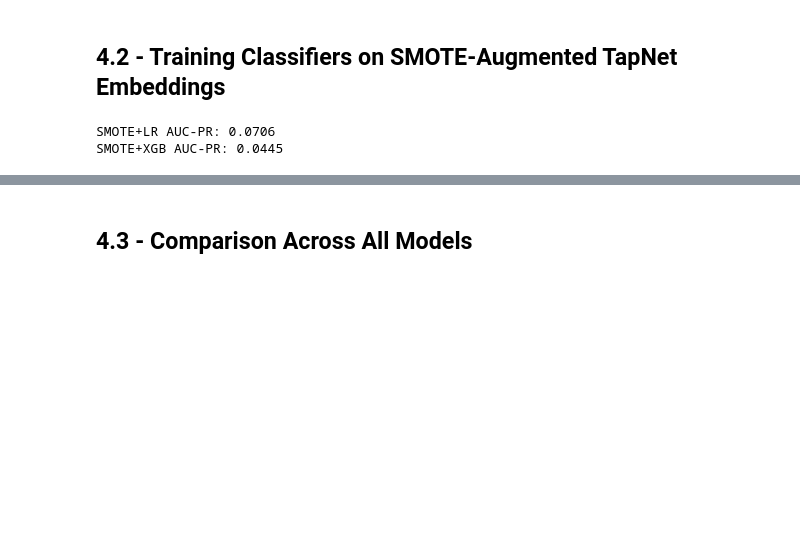
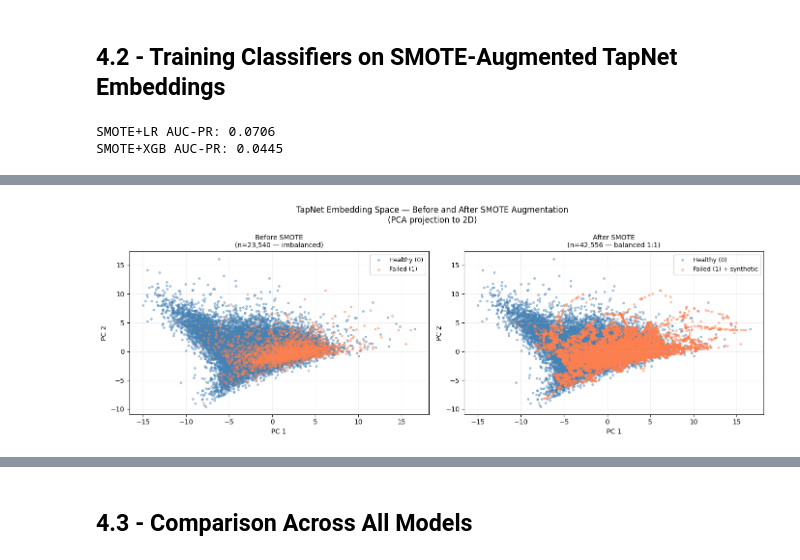
Before and after one commit to eliasLM-dev/SCANIA_Component_X, a Jupyter notebook: notebooks/model_experimentation.ipynb, the cells around one changed output, grey strips where cells are left out. Saved outputs shown, nothing was run; the diff lists cells and outputs as text; code cells hidden in the pictures; blank space fills up the shorter version.

```diff
--- a/notebooks/model_experimentation.ipynb
+++ b/notebooks/model_experimentation.ipynb
@@ -699,0 +690,50 @@ smote_xgb_metrics = {
+# %%
+from sklearn.decomposition import PCA
+import matplotlib.pyplot as plt
+import numpy as np
+
+# Load saved embeddings
+X_train_emb = np.load(PREDICTION_DIR / 'X_train_embedded.npy')
+X_resampled  = np.load(PREDICTION_DIR / 'X_resampled.npy')
+y_resampled  = np.load(PREDICTION_DIR / 'y_resampled.npy')
+
+# Original labels before SMOTE
+y_train_emb = y_train_seq  # binary labels aligned to X_train_emb
+
+# PCA to 2D
+pca = PCA(n_components=2, random_state=42)
+pca.fit(X_resampled)  # fit on augmented
+
+emb_2d      = pca.transform(X_train_emb)
+resampled_2d= pca.transform(X_resampled)
+
+fig, axes = plt.subplots(1, 2, figsize=(14, 5))
+
+# Before SMOTE
+for label, color, name in [(0, 'steelblue', 'Healthy (0)'), (1, 'coral', 'Failed (1)')]:
+    mask = y_train_emb == label
+    axes[0].scatter(emb_2d[mask, 0], emb_2d[mask, 1],
+                    c=color, s=8, alpha=0.4, label=name)
+axes[0].set_title(f'Before SMOTE\n(n={len(y_train_emb):,} — imbalanced)', fontsize=10)
+axes[0].set_xlabel('PC 1')
+axes[0].set_ylabel('PC 2')
+axes[0].legend(fontsize=9)
+axes[0].grid(True, alpha=0.2)
+
+# After SMOTE
+for label, color, name in [(0, 'steelblue', 'Healthy (0)'), (1, 'coral', 'Failed (1) + synthetic')]:
+    mask = y_resampled == label
+    axes[1].scatter(resampled_2d[mask, 0], resampled_2d[mask, 1],
+                    c=color, s=8, alpha=0.4, label=name)
+axes[1].set_title(f'After SMOTE\n(n={len(y_resampled):,} — balanced 1:1)', fontsize=10)
+axes[1].set_xlabel('PC 1')
+axes[1].set_ylabel('PC 2')
+axes[1].legend(fontsize=9)
+axes[1].grid(True, alpha=0.2)
+
+plt.suptitle('TapNet Embedding Space — Before and After SMOTE Augmentation\n'
+             '(PCA projection to 2D)', fontsize=12)
+plt.tight_layout()
+plt.show()
+# %% [output]
+[figure, added]
```
Also changed, not shown: parts of 34 cells of this notebook, 9 other files.
